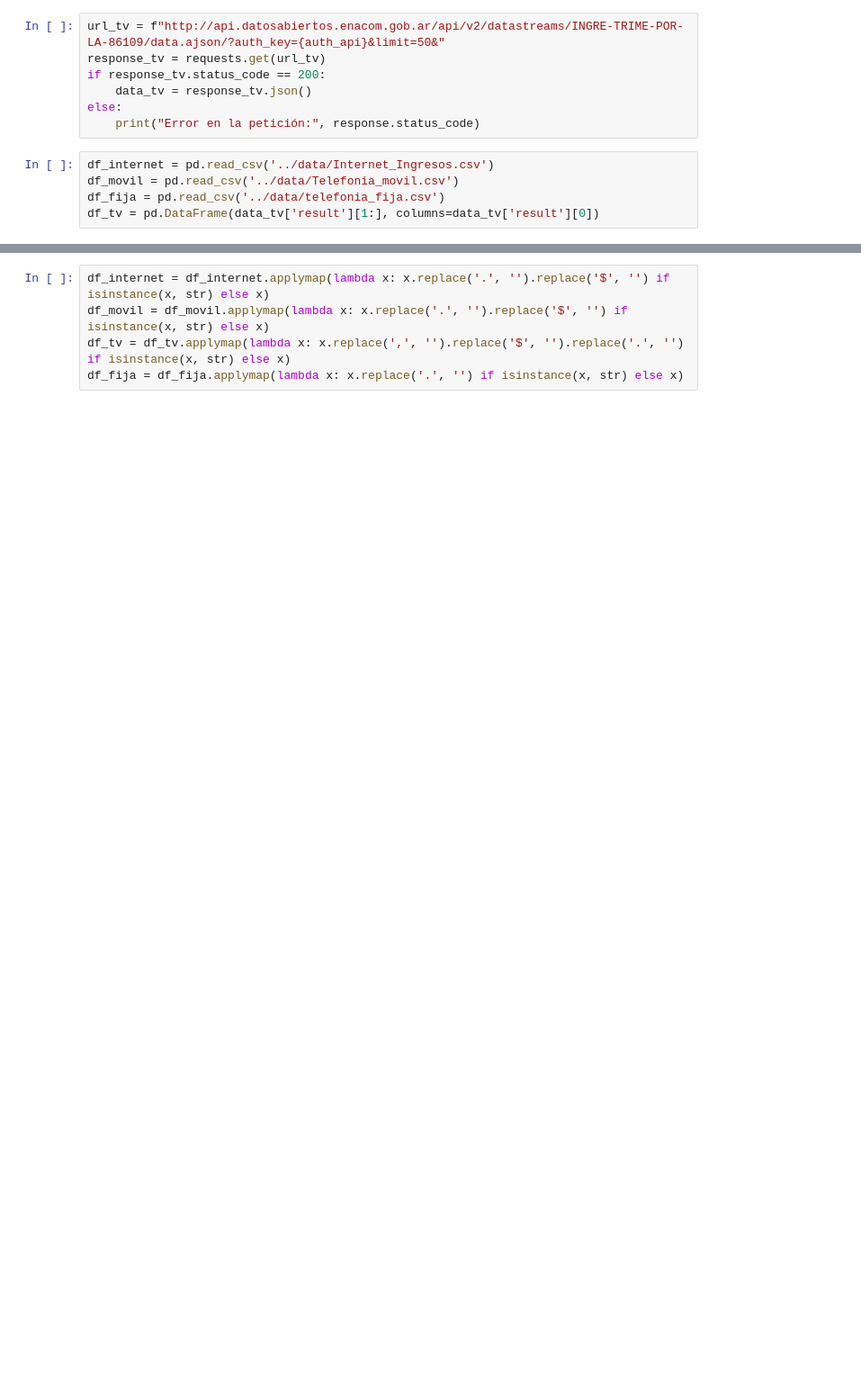
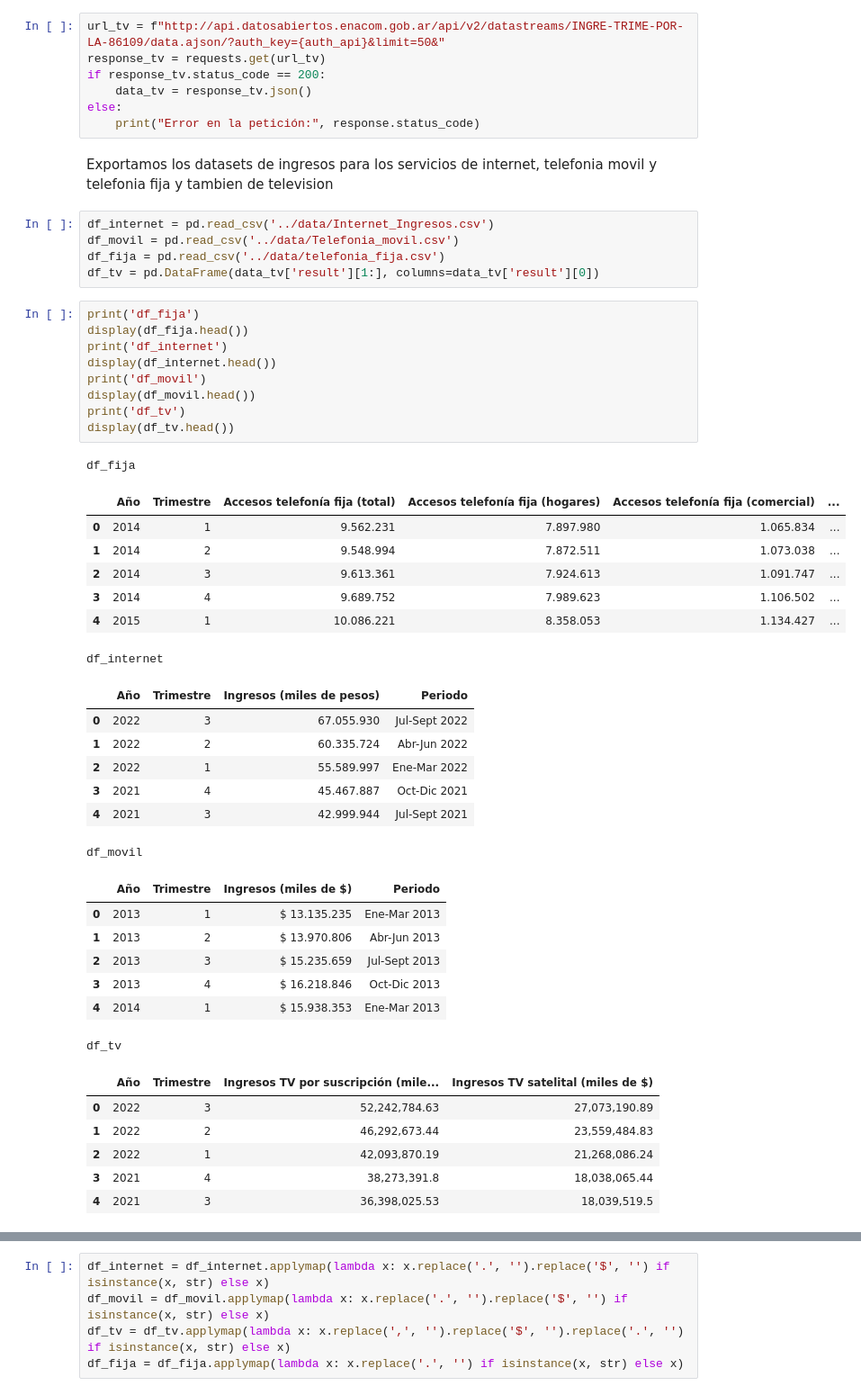
Before and after one commit to Magic-Mario/henry_lab02, a Jupyter notebook: cleaning/eda.ipynb, the cells around one changed output, grey strips where cells are left out. Shown: that part at 90% size. Drawn from its saved outputs; the diff is of its cells as text; blank space fills up the shorter version.

```diff
--- a/cleaning/eda.ipynb
+++ b/cleaning/eda.ipynb
@@ -379,8 +357,48 @@ if response_tv.status_code == 200:
     data_tv = response_tv.json()
 else:
     print("Error en la petición:", response.status_code)
+# %% [markdown]
+Exportamos los datasets de ingresos para los servicios de internet, telefonia movil y telefonia fija y tambien de television
 # %%
 df_internet = pd.read_csv('../data/Internet_Ingresos.csv')
 df_movil = pd.read_csv('../data/Telefonia_movil.csv')
 df_fija = pd.read_csv('../data/telefonia_fija.csv')
 df_tv = pd.DataFrame(data_tv['result'][1:], columns=data_tv['result'][0])
+# %%
+print('df_fija')
+display(df_fija.head())
+print('df_internet')
+display(df_internet.head())
+print('df_movil')
+display(df_movil.head())
+print('df_tv')
+display(df_tv.head())
+# %% [output]
+df_fija
+|  | Año | Trimestre | Accesos telefonía fija (total) | Accesos telefonía fija (hogares) | Accesos telefonía fija (comercial) | ... |
+| 0 | 2014 | 1 | 9.562.231 | 7.897.980 | 1.065.834 | ... |
+| 1 | 2014 | 2 | 9.548.994 | 7.872.511 | 1.073.038 | ... |
+| 2 | 2014 | 3 | 9.613.361 | 7.924.613 | 1.091.747 | ... |
+| 3 | 2014 | 4 | 9.689.752 | 7.989.623 | 1.106.502 | ... |
+| 4 | 2015 | 1 | 10.086.221 | 8.358.053 | 1.134.427 | ... |
+df_internet
+|  | Año | Trimestre | Ingresos (miles de pesos) | Periodo |
+| 0 | 2022 | 3 | 67.055.930 | Jul-Sept 2022 |
+| 1 | 2022 | 2 | 60.335.724 | Abr-Jun 2022 |
+| 2 | 2022 | 1 | 55.589.997 | Ene-Mar 2022 |
+| 3 | 2021 | 4 | 45.467.887 | Oct-Dic 2021 |
+| 4 | 2021 | 3 | 42.999.944 | Jul-Sept 2021 |
+df_movil
+|  | Año | Trimestre | Ingresos (miles de $) | Periodo |
+| 0 | 2013 | 1 | $ 13.135.235 | Ene-Mar 2013 |
+| 1 | 2013 | 2 | $ 13.970.806 | Abr-Jun 2013 |
+| 2 | 2013 | 3 | $ 15.235.659 | Jul-Sept 2013 |
+| 3 | 2013 | 4 | $ 16.218.846 | Oct-Dic 2013 |
+| 4 | 2014 | 1 | $ 15.938.353 | Ene-Mar 2013 |
+df_tv
+|  | Año | Trimestre | Ingresos TV por suscripción (mile... | Ingresos TV satelital (miles de $) |
+| 0 | 2022 | 3 | 52,242,784.63 | 27,073,190.89 |
+| 1 | 2022 | 2 | 46,292,673.44 | 23,559,484.83 |
+| 2 | 2022 | 1 | 42,093,870.19 | 21,268,086.24 |
+| 3 | 2021 | 4 | 38,273,391.8 | 18,038,065.44 |
+| 4 | 2021 | 3 | 36,398,025.53 | 18,039,519.5 |
```
Also changed, not shown: parts of 27 cells of this notebook, 1 other file.
